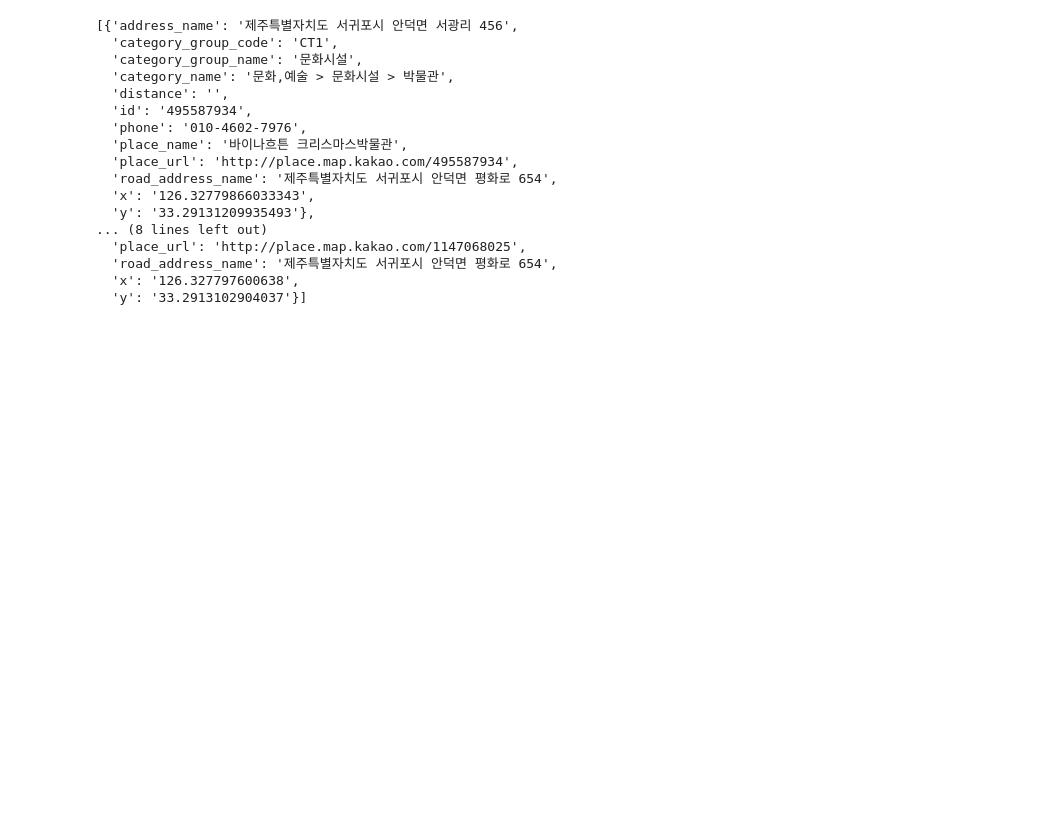
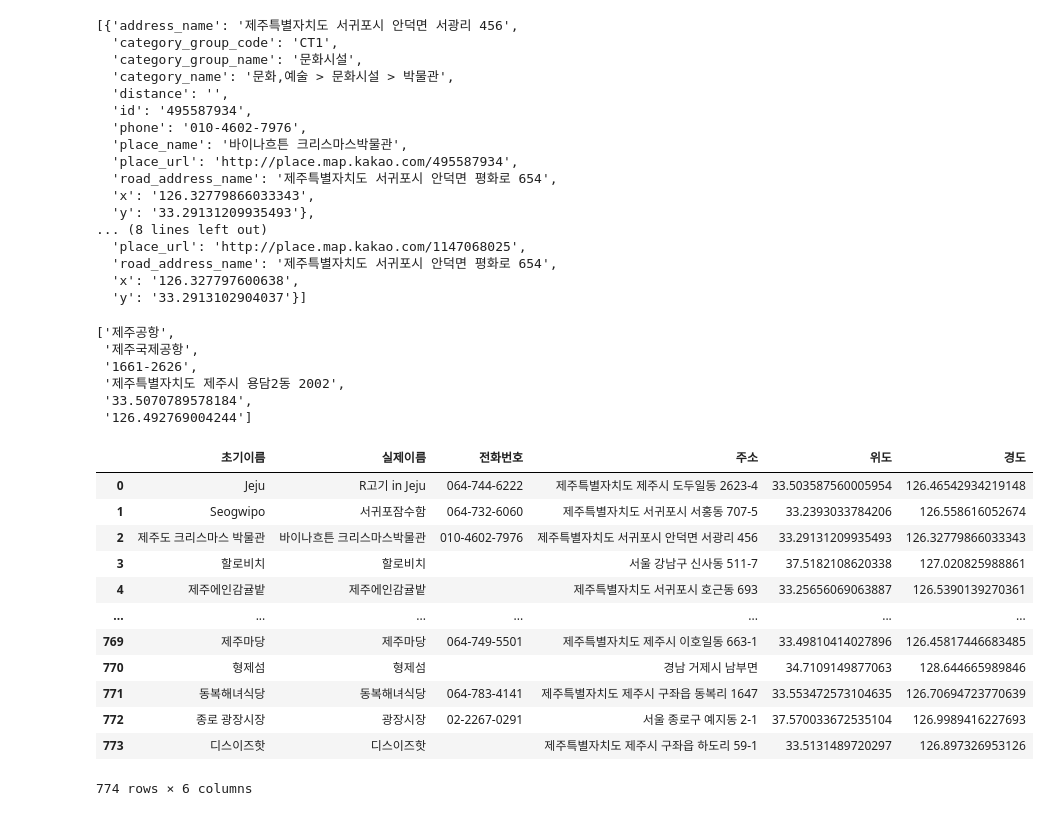
Before and after one commit to devuoon/bigdata-analysis-2024, a Jupyter notebook: day05/da12_제주도핫플레이스_시각화.ipynb, the cells around one changed output. Cells and saved outputs as stored; diff of their text form; code cells hidden in the pictures; blank space fills up the shorter version.

```diff
--- a/day05/da12_제주도핫플레이스_시각화.ipynb
+++ b/day05/da12_제주도핫플레이스_시각화.ipynb
@@ -138,7 +140,7 @@ places
   'y': '33.2913102904037'}]
 # %%
 ## 장소 검색 함수 findPlace
-def findPlaces(shopName):
+def findPlace(shopName):
   # 1. 검색API 주소 변수
   url = f'https://dapi.kakao.com/v2/local/search/keyword.json?query={shopName}'
   # 2. header 구성
@@ -151,6 +153,47 @@ def findPlaces(shopName):
   lat = place['y'] # 위도(latitude)
   lng = place['x'] # 경도(longitude)
   phoneNum = place['phone']
-  roadAddress = place['road_address_name']
+  realAddress = place['address_name']
 
-  return()
+  return[shopName, realName, phoneNum, realAddress, lat, lng]
+# %%
+## 테스트
+result = findPlace('제주공항')
+result
+# %% [output]
+['제주공항',
+ '제주국제공항',
+ '1661-2626',
+ '제주특별자치도 제주시 용담2동 2002',
+ '33.5070789578184',
+ '126.492769004244']
+# %%
+# Locations 리스트를 반복문으로 주소 가져오는 처리
+locationResults = []
+
+for loc in tqdm(Locations):
+  try:
+    data = findPlace(loc)
+    locationResults.append(data)
+    time.sleep(0.3)
+  except:
+    pass
+# %%
+# list --> DataFrame 변경
+dfLocationResults = pd.DataFrame(locationResults)
+# %%
+dfLocationResults
+# %% [output]
+|  | 초기이름 | 실제이름 | 전화번호 | 주소 | 위도 | 경도 |
+| 0 | Jeju | R고기 in Jeju | 064-744-6222 | 제주특별자치도 제주시 도두일동 2623-4 | 33.503587560005954 | 126.46542934219148 |
+| 1 | Seogwipo | 서귀포잠수함 | 064-732-6060 | 제주특별자치도 서귀포시 서홍동 707-5 | 33.2393033784206 | 126.558616052674 |
+| 2 | 제주도 크리스마스 박물관 | 바이나흐튼 크리스마스박물관 | 010-4602-7976 | 제주특별자치도 서귀포시 안덕면 서광리 456 | 33.29131209935493 | 126.32779866033343 |
+| 3 | 할로비치 | 할로비치 |  | 서울 강남구 신사동 511-7 | 37.5182108620338 | 127.020825988861 |
+| 4 | 제주에인감귤밭 | 제주에인감귤밭 |  | 제주특별자치도 서귀포시 호근동 693 | 33.25656069063887 | 126.5390139270361 |
+| ... | ... | ... | ... | ... | ... | ... |
+| 769 | 제주마당 | 제주마당 | 064-749-5501 | 제주특별자치도 제주시 이호일동 663-1 | 33.49810414027896 | 126.45817446683485 |
+| 770 | 형제섬 | 형제섬 |  | 경남 거제시 남부면 | 34.7109149877063 | 128.644665989846 |
+| 771 | 동복해녀식당 | 동복해녀식당 | 064-783-4141 | 제주특별자치도 제주시 구좌읍 동복리 1647 | 33.553472573104635 | 126.70694723770639 |
+| 772 | 종로 광장시장 | 광장시장 | 02-2267-0291 | 서울 종로구 예지동 2-1 | 37.570033672535104 | 126.9989416227693 |
+| 773 | 디스이즈핫 | 디스이즈핫 |  | 제주특별자치도 제주시 구좌읍 하도리 59-1 | 33.5131489720297 | 126.897326953126 |
+774 rows × 6 columns
```
Also changed, not shown: parts of 3 cells of this notebook, 2 other files.
